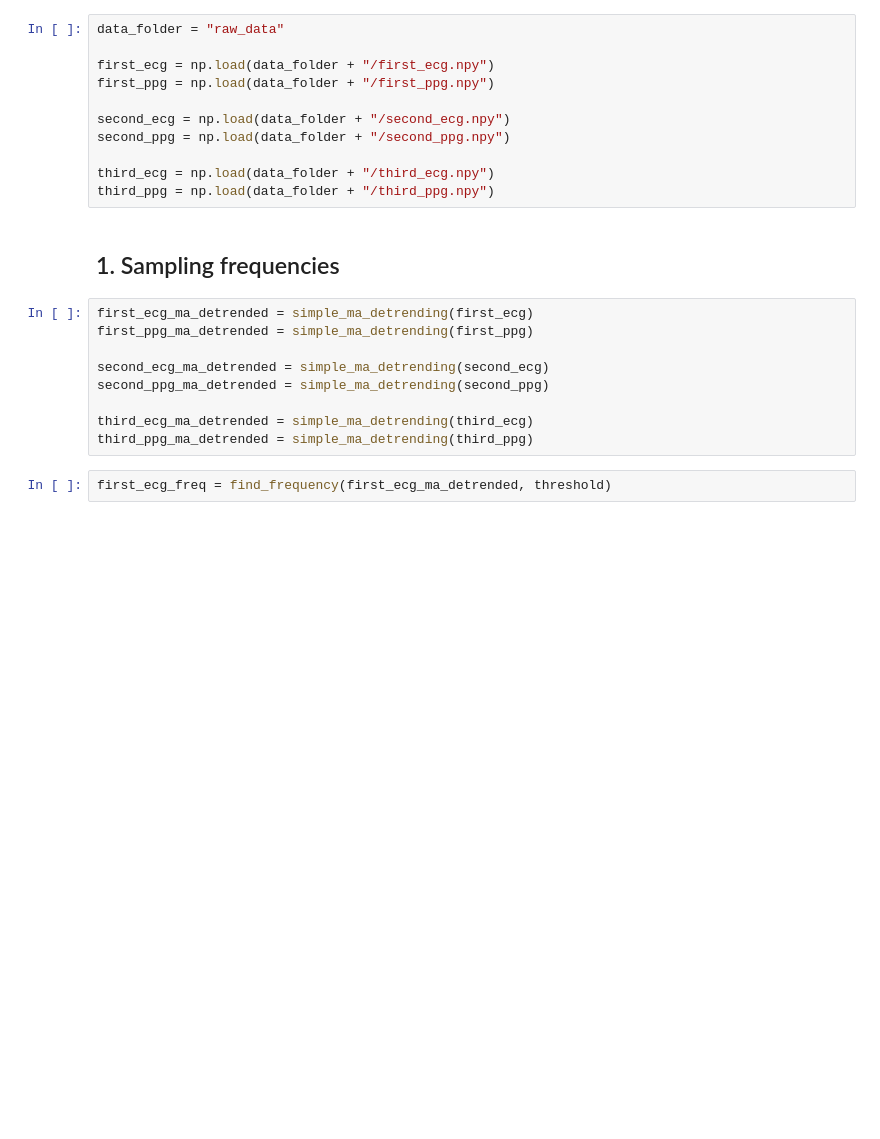
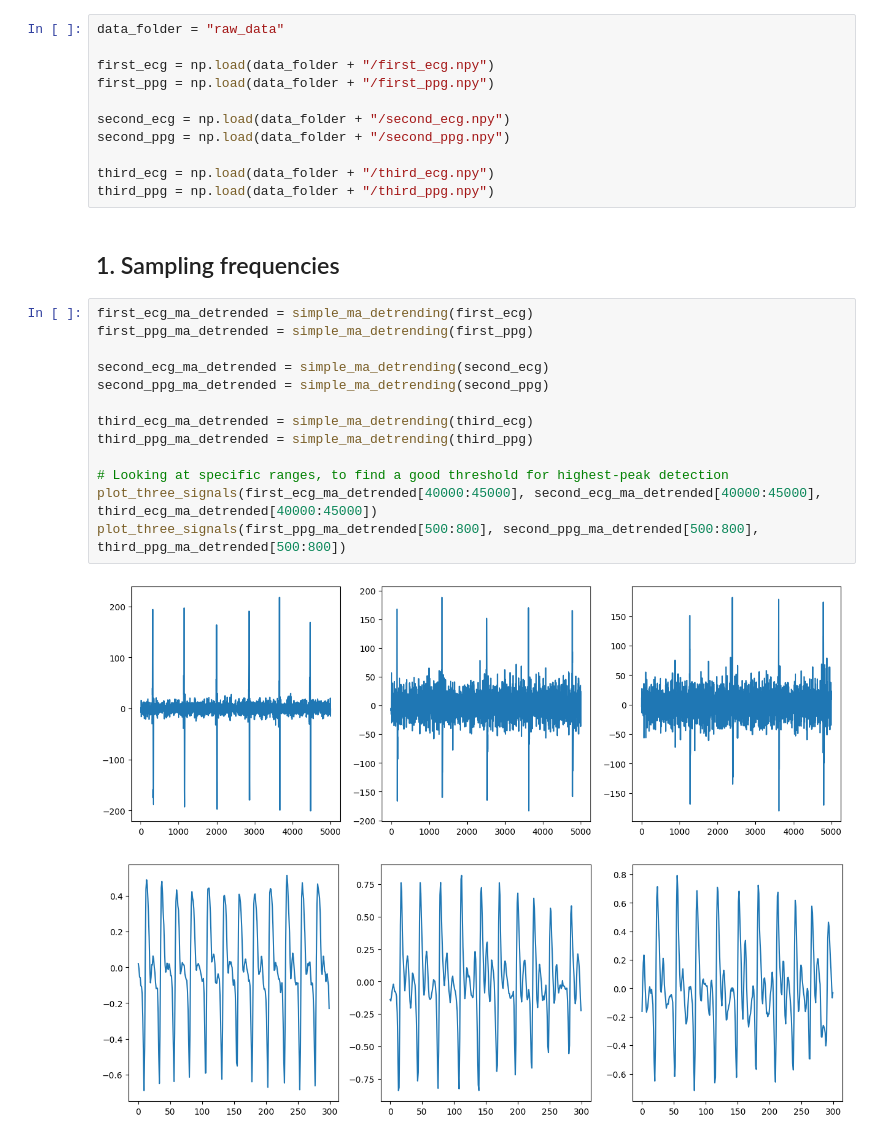
Before and after one commit to lifelonglearner94/signal_processing, a Jupyter notebook: Assignment_final.ipynb, the cells around one changed output. Cells and saved outputs as stored; diff of their text form; blank space fills up the shorter version.

```diff
--- a/Assignment_final.ipynb
+++ b/Assignment_final.ipynb
@@ -23,11 +30,16 @@ third_ppg = np.load(data_folder + "/third_ppg.npy")
 # %%
 first_ecg_ma_detrended = simple_ma_detrending(first_ecg)
 first_ppg_ma_detrended = simple_ma_detrending(first_ppg)
 
 second_ecg_ma_detrended = simple_ma_detrending(second_ecg)
 second_ppg_ma_detrended = simple_ma_detrending(second_ppg)
 
 third_ecg_ma_detrended = simple_ma_detrending(third_ecg)
 third_ppg_ma_detrended = simple_ma_detrending(third_ppg)
+
+# Looking at specific ranges, to find a good threshold for highest-peak detection
+plot_three_signals(first_ecg_ma_detrended[40000:45000], second_ecg_ma_detrended[40000:45000], third_ecg_ma_detrended[40000:45000])
+plot_three_signals(first_ppg_ma_detrended[500:800], second_ppg_ma_detrended[500:800], third_ppg_ma_detrended[500:800])
+# %% [output]
+[figure, added]
+[figure, added]
-# %%
-first_ecg_freq = find_frequency(first_ecg_ma_detrended, threshold)
```
Also changed, not shown: parts of 12 cells of this notebook, 2 other files.
